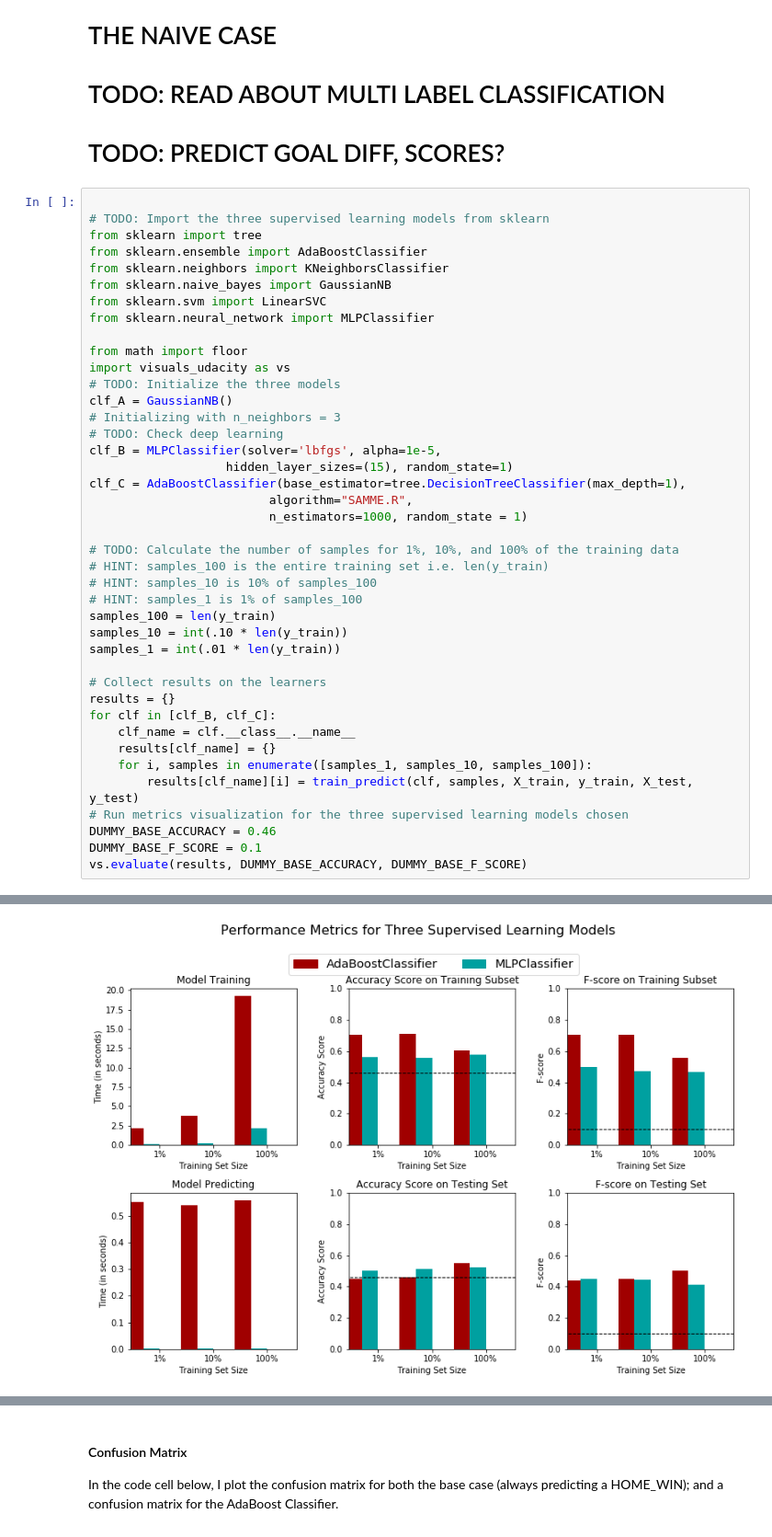
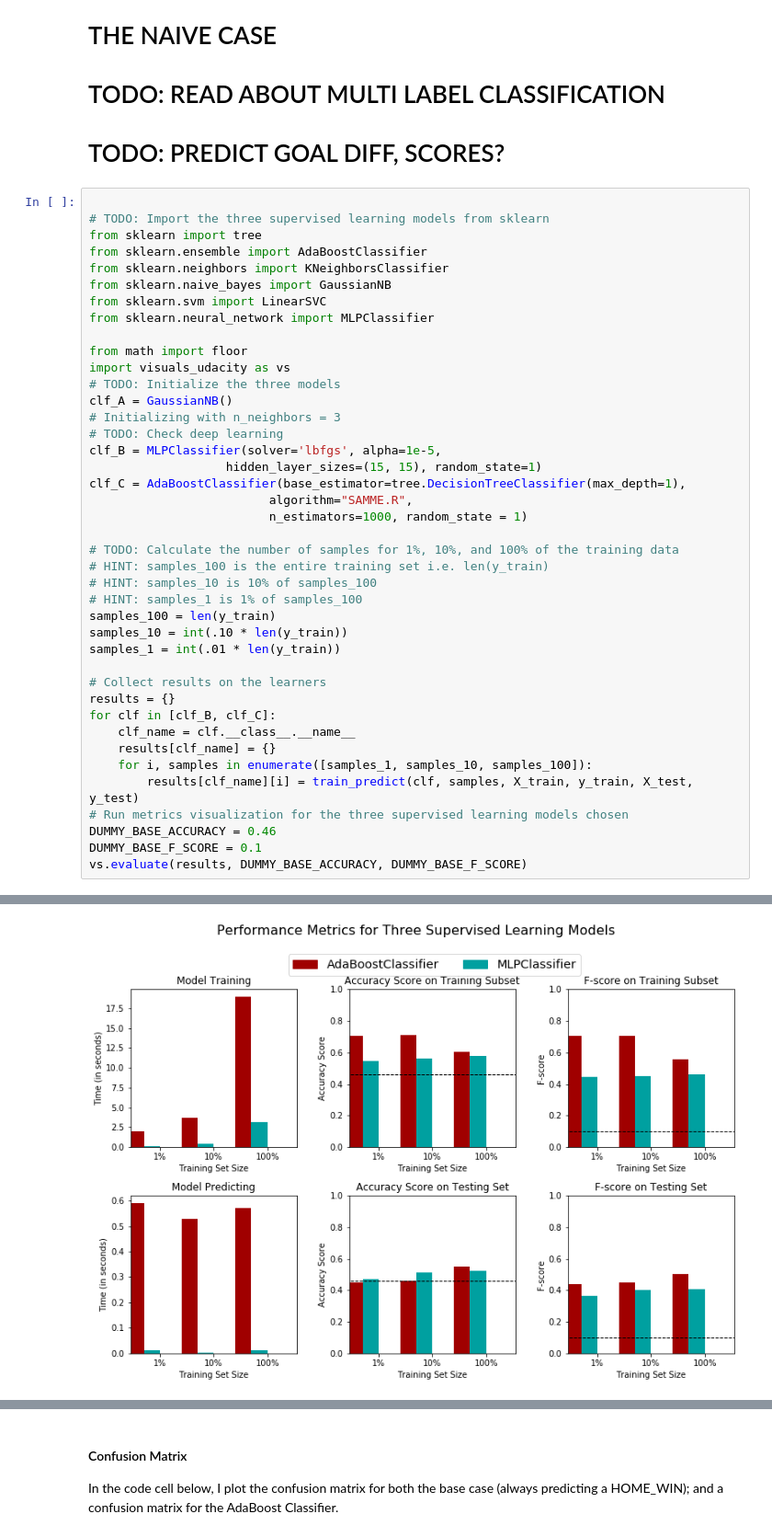
Before and after one commit to sgoyal1012/UdacityNanodegreeSubmissions, a Jupyter notebook: EuropeanSoccer_Capstone/Notebook_Code/Match_outcome_prediction.ipynb, the cells around one changed output, grey strips where cells are left out. Shown at 92% size. Saved outputs shown, nothing was run; the diff lists cells and outputs as text.

```diff
--- a/EuropeanSoccer_Capstone/Notebook_Code/Match_outcome_prediction.ipynb
+++ b/EuropeanSoccer_Capstone/Notebook_Code/Match_outcome_prediction.ipynb
@@ -798,37 +798,37 @@ clf_A = GaussianNB()
 # Initializing with n_neighbors = 3
 # TODO: Check deep learning
 clf_B = MLPClassifier(solver='lbfgs', alpha=1e-5,
-                   hidden_layer_sizes=(15), random_state=1)
+                   hidden_layer_sizes=(15, 15), random_state=1)
 clf_C = AdaBoostClassifier(base_estimator=tree.DecisionTreeClassifier(max_depth=1),
                          algorithm="SAMME.R",
                          n_estimators=1000, random_state = 1)
 
 # TODO: Calculate the number of samples for 1%, 10%, and 100% of the training data
 # HINT: samples_100 is the entire training set i.e. len(y_train)
 # HINT: samples_10 is 10% of samples_100
 # HINT: samples_1 is 1% of samples_100
 samples_100 = len(y_train)
 samples_10 = int(.10 * len(y_train))
 samples_1 = int(.01 * len(y_train))
 
 # Collect results on the learners
 results = {}
 for clf in [clf_B, clf_C]:
     clf_name = clf.__class__.__name__
     results[clf_name] = {}
     for i, samples in enumerate([samples_1, samples_10, samples_100]):
         results[clf_name][i] = train_predict(clf, samples, X_train, y_train, X_test, y_test)
 # Run metrics visualization for the three supervised learning models chosen
 DUMMY_BASE_ACCURACY = 0.46
 DUMMY_BASE_F_SCORE = 0.1
 vs.evaluate(results, DUMMY_BASE_ACCURACY, DUMMY_BASE_F_SCORE)
 # %% [output]
 MLPClassifier trained on 170 samples.
 MLPClassifier trained on 1708 samples.
 MLPClassifier trained on 17088 samples.
 AdaBoostClassifier trained on 170 samples.
 AdaBoostClassifier trained on 1708 samples.
 AdaBoostClassifier trained on 17088 samples.
-[figure, old version]
+[figure, new version]
 # %%
 reload(vs)
```
Also changed, not shown: parts of 4 cells of this notebook.
